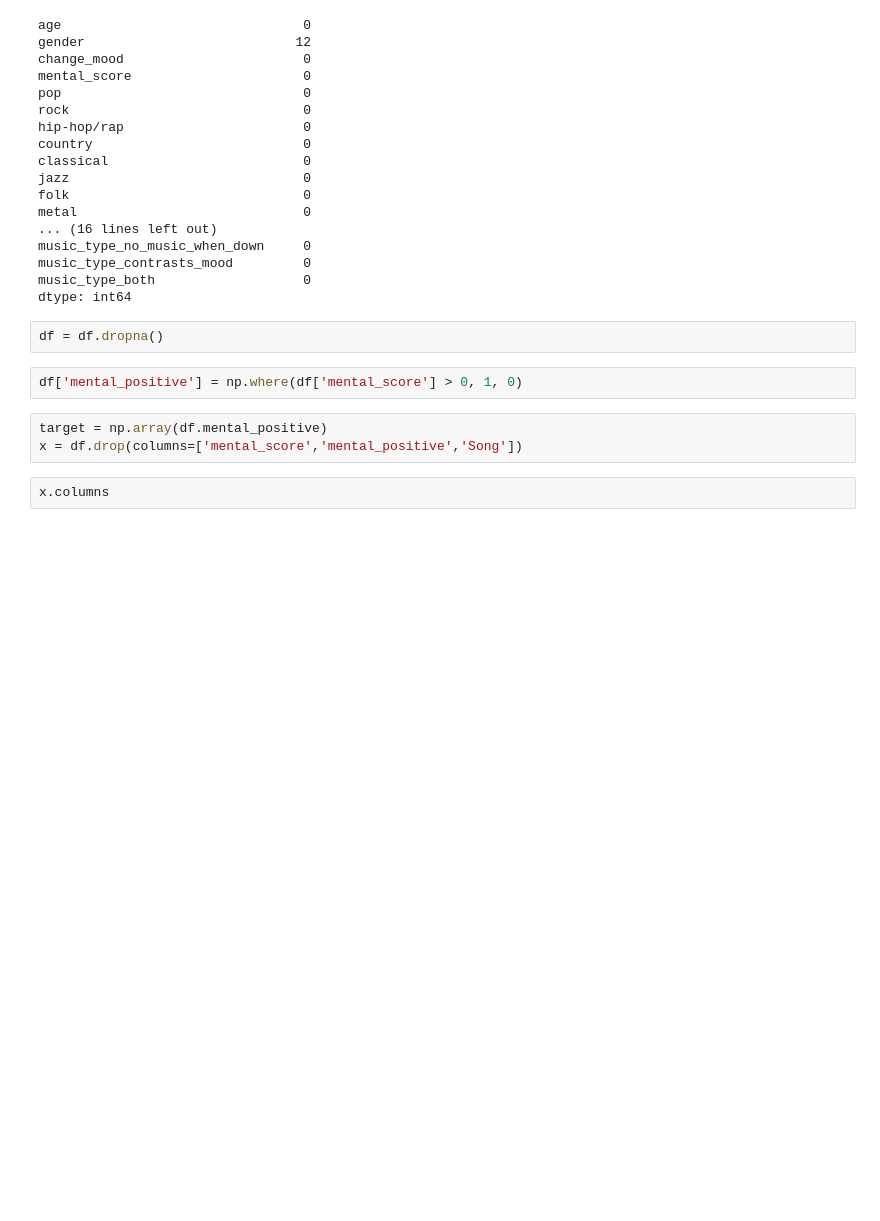
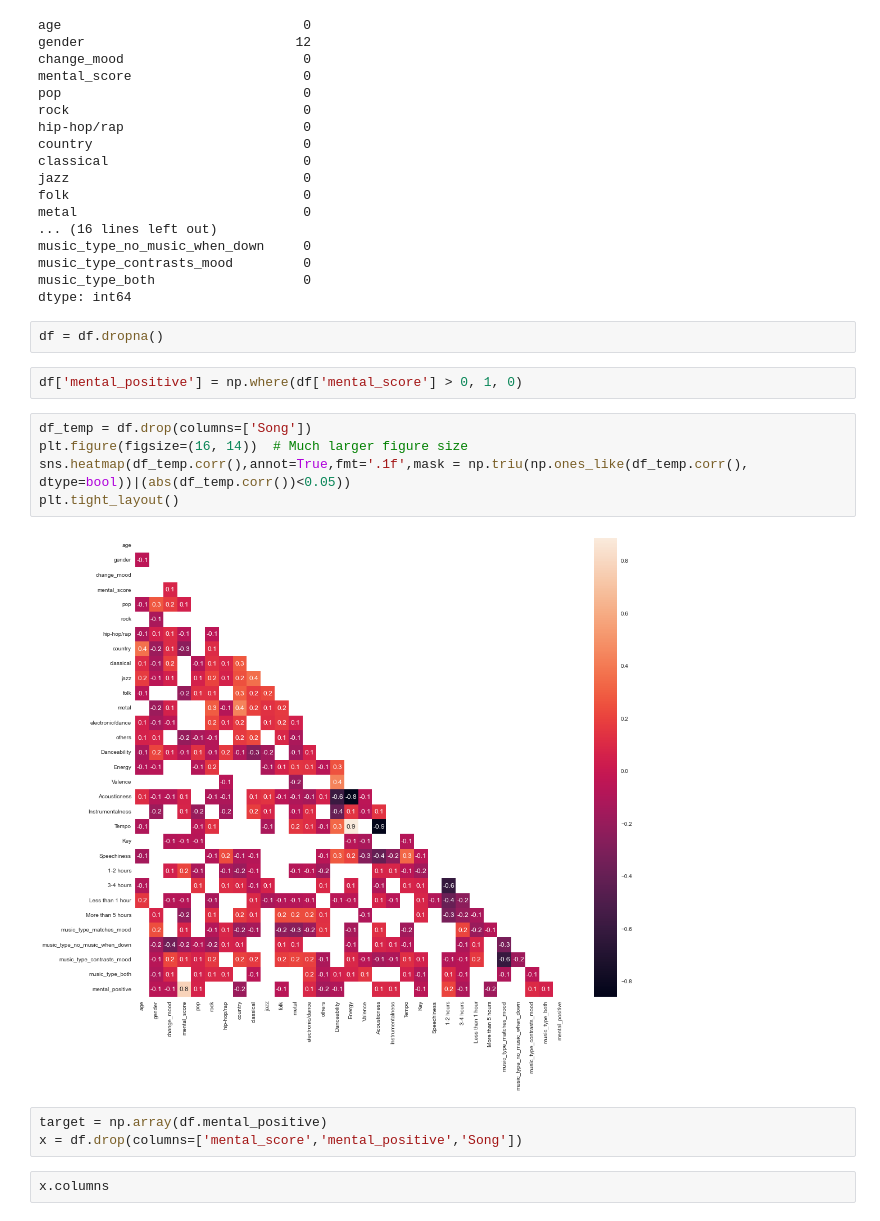
Before and after one commit to tanyaaton/music-and-mood-ml, a Jupyter notebook: music.ipynb, the cells around one changed output. Drawn from its saved outputs; the diff is of its cells as text; blank space fills up the shorter version.

```diff
--- a/music.ipynb
+++ b/music.ipynb
@@ -98,6 +98,13 @@ dtype: int64
 df = df.dropna()
 # %%
 df['mental_positive'] = np.where(df['mental_score'] > 0, 1, 0)
+# %%
+df_temp = df.drop(columns=['Song'])
+plt.figure(figsize=(16, 14))  # Much larger figure size
+sns.heatmap(df_temp.corr(),annot=True,fmt='.1f',mask = np.triu(np.ones_like(df_temp.corr(), dtype=bool))|(abs(df_temp.corr())<0.05))
+plt.tight_layout()
+# %% [output]
+[figure, added]
 # %%
 target = np.array(df.mental_positive)
 x = df.drop(columns=['mental_score','mental_positive','Song'])
```
Also changed, not shown: parts of 9 cells of this notebook, 1 other file.
